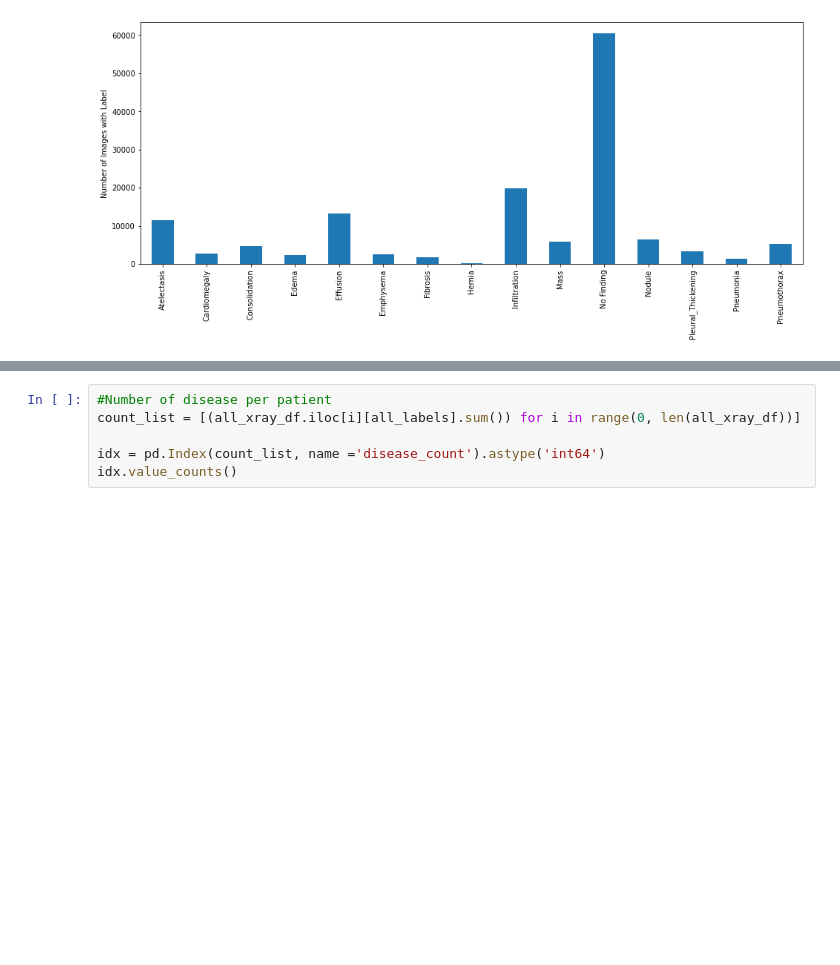
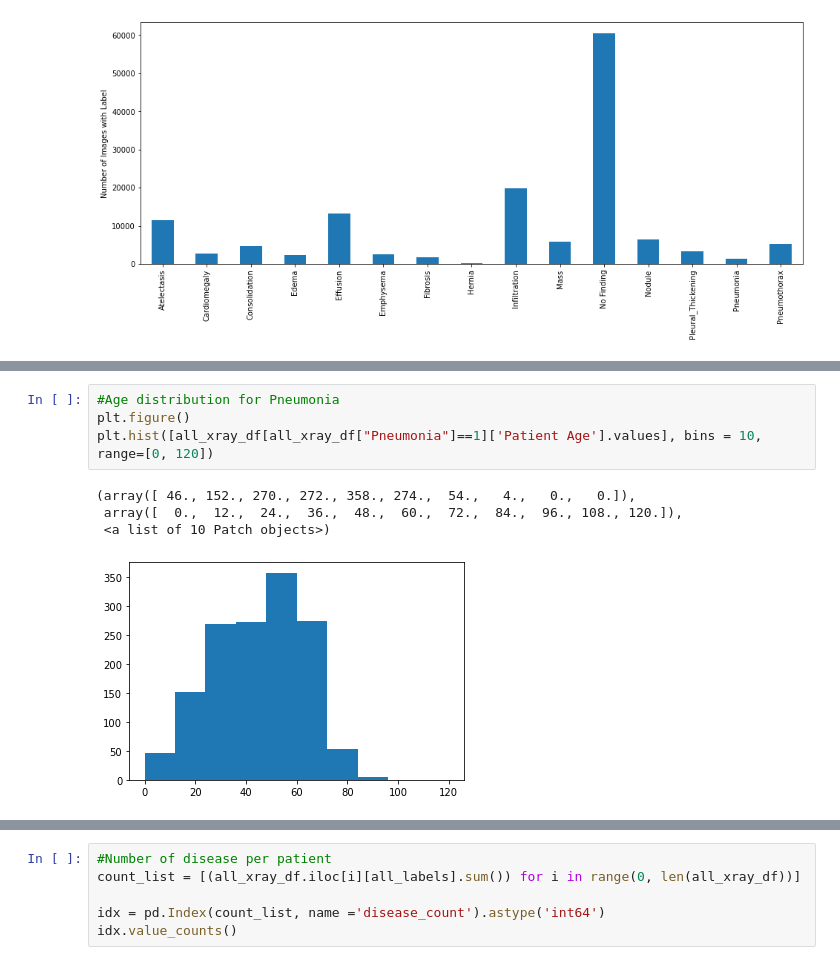
Before and after one commit to kushagra43/test-repo, a Jupyter notebook: EDA.ipynb, the cells around one changed output, grey strips where cells are left out. Drawn from its saved outputs; the diff is of its cells as text; blank space fills up the shorter version.

```diff
--- a/EDA.ipynb
+++ b/EDA.ipynb
@@ -148,0 +155,9 @@ all_xray_df[all_xray_df.Pneumonia==1]['Finding Labels'].value_counts()[0:30].plo
+# %%
+#Age distribution for Pneumonia
+plt.figure()
+plt.hist([all_xray_df[all_xray_df["Pneumonia"]==1]['Patient Age'].values], bins = 10, range=[0, 120])
+# %% [output]
+(array([ 46., 152., 270., 272., 358., 274.,  54.,   4.,   0.,   0.]),
+ array([  0.,  12.,  24.,  36.,  48.,  60.,  72.,  84.,  96., 108., 120.]),
+ <a list of 10 Patch objects>)
+[figure, added]
```
Also changed, not shown: parts of 26 cells of this notebook.
